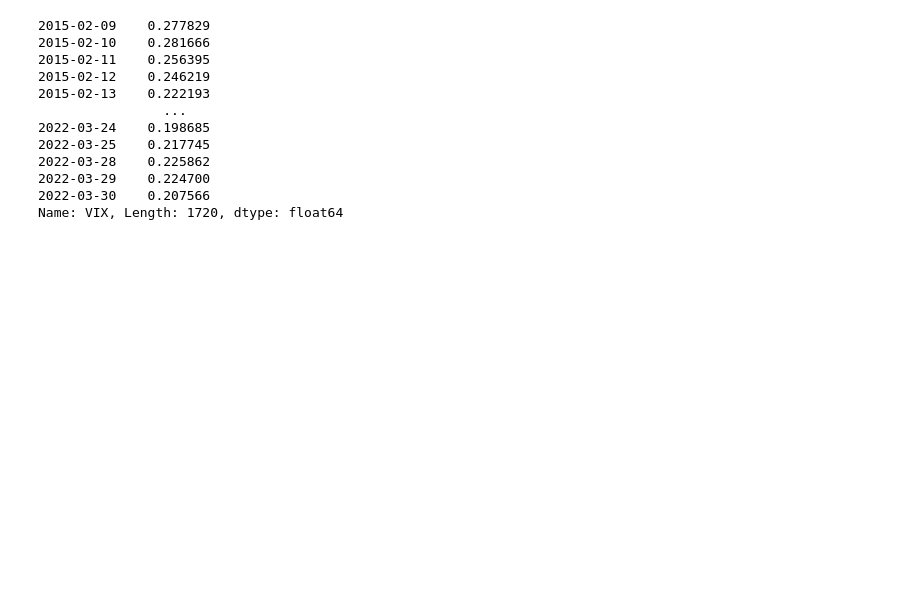
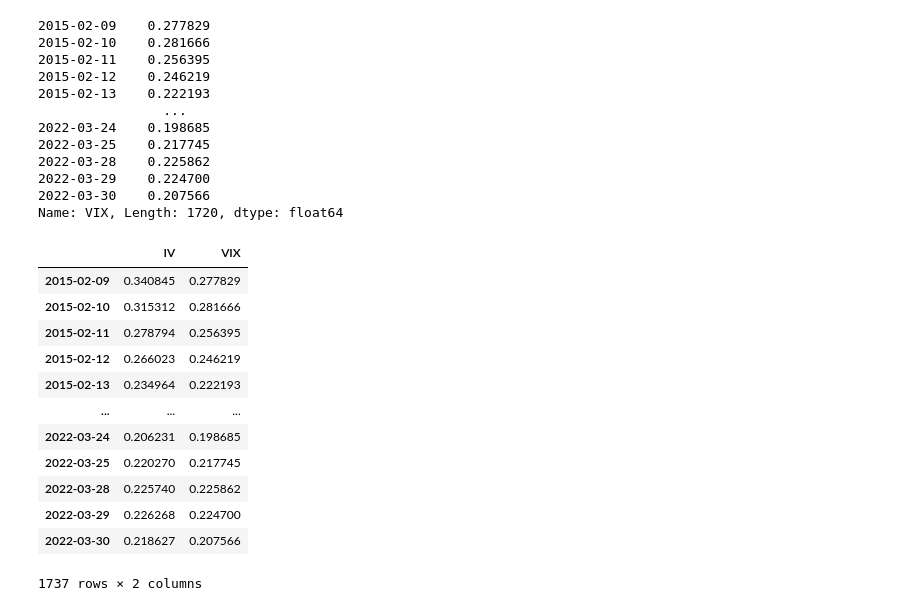
Before and after one commit to Timo978/IV-VIX-GVIX, a Jupyter notebook: VIX.ipynb, the cells around one changed output. Cells and saved outputs as stored; diff of their text form; code cells hidden in the pictures; blank space fills up the shorter version.

```diff
--- a/VIX.ipynb
+++ b/VIX.ipynb
@@ -199,3 +203,26 @@ VIX
 2022-03-29    0.224700
 2022-03-30    0.207566
 Name: VIX, Length: 1720, dtype: float64
+# %%
+IV = pd.read_csv('data/IV.csv', index_col=0)
+IV = IV.groupby('date').mean()
+IV.index.name = None
+IV.index = pd.DatetimeIndex(IV.index)
+VIX = pd.read_csv('./VIX.csv', index_col=0)
+VIX.index = pd.DatetimeIndex(VIX.index)
+df = pd.concat([IV, VIX], axis=1)
+df
+# %% [output]
+|  | IV | VIX |
+| 2015-02-09 | 0.340845 | 0.277829 |
+| 2015-02-10 | 0.315312 | 0.281666 |
+| 2015-02-11 | 0.278794 | 0.256395 |
+| 2015-02-12 | 0.266023 | 0.246219 |
+| 2015-02-13 | 0.234964 | 0.222193 |
+| ... | ... | ... |
+| 2022-03-24 | 0.206231 | 0.198685 |
+| 2022-03-25 | 0.220270 | 0.217745 |
+| 2022-03-28 | 0.225740 | 0.225862 |
+| 2022-03-29 | 0.226268 | 0.224700 |
+| 2022-03-30 | 0.218627 | 0.207566 |
+1737 rows × 2 columns
```
Also changed, not shown: parts of 3 cells of this notebook, 3 other files.
